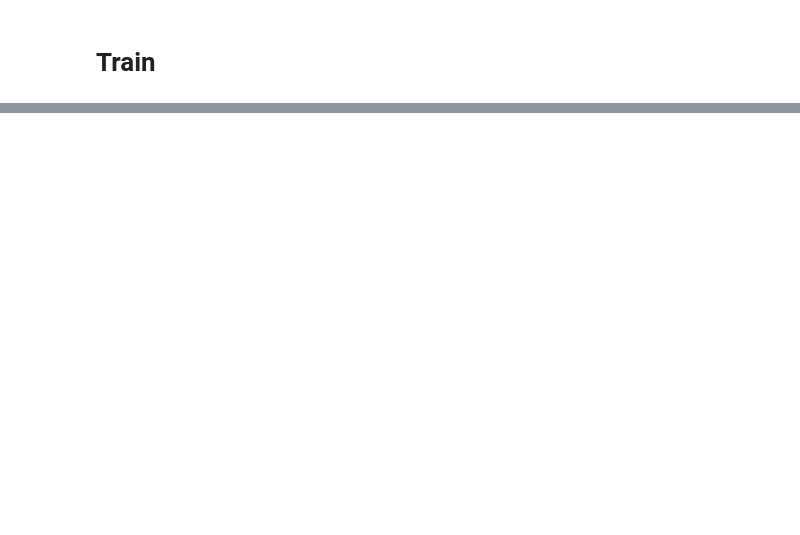
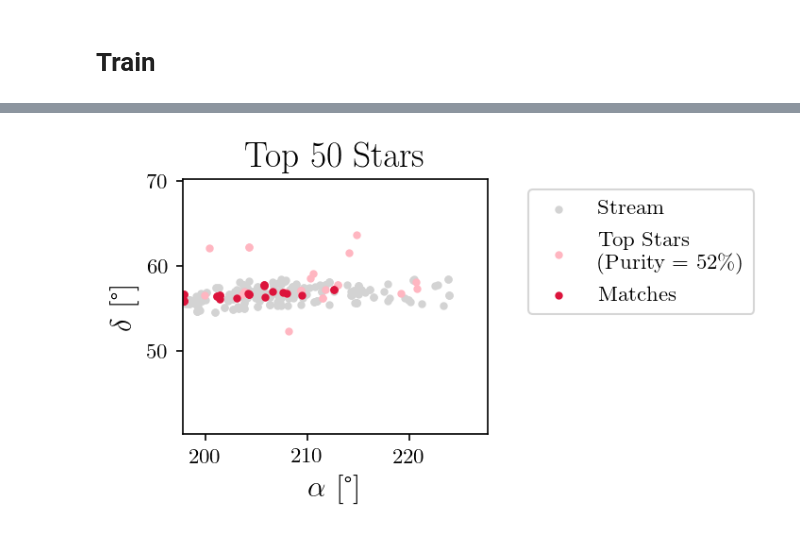
Before and after one commit to hep-lbdl/GaiaCWoLa, a Jupyter notebook: notebooks/Example_Finding_GD1_Tail.ipynb, the cells around one changed output, grey strips where cells are left out. Cells and saved outputs as stored; diff of their text form; code cells hidden in the pictures; blank space fills up the shorter version.

```diff
--- a/notebooks/Example_Finding_GD1_Tail.ipynb
+++ b/notebooks/Example_Finding_GD1_Tail.ipynb
@@ -96,0 +101,26 @@ Top 100 stars: Purity = 25.0%
+# %%
+x = 50
+top_stars = test.sort_values('nn_score',ascending=False)[:x]
+stream_stars_in_test_set = test[test.stream == True]
+n_perfect_matches = top_stars.stream.value_counts()[True]
+# %%
+plt.figure(figsize=(5,3), dpi=150, tight_layout=True)
+plt.title('Top {} Stars'.format(x))
+plt.scatter(stream_stars_in_test_set.α, stream_stars_in_test_set.δ, marker='.',
+        color = "lightgray",
+        label='Stream')
+plt.scatter(top_stars.α, top_stars.δ, marker='.',
+        color = "lightpink",
+        label="Top Stars\n(Purity = {:.0f}\%)".format(n_perfect_matches/len(top_stars)*100))
+if True in top_stars.stream.unique():
+    plt.scatter(top_stars[top_stars.stream].α, top_stars[top_stars.stream].δ, marker='.',
+            color = "crimson",
+            label='Matches')
+plt.legend(bbox_to_anchor=(1.1, 1), loc='upper left')
+plt.xlim(test.α.min(),test.α.max())
+plt.ylim(test.δ.min(),test.δ.max())
+plt.xlabel(r"$\alpha$ [\textdegree]")
+plt.ylabel(r"$\delta$ [\textdegree]");
+plt.savefig("top_50_stars_gd1_tail.pdf");
+# %% [output]
+[figure, added]
```
Also changed, not shown: parts of 6 cells of this notebook, 5 other files.
